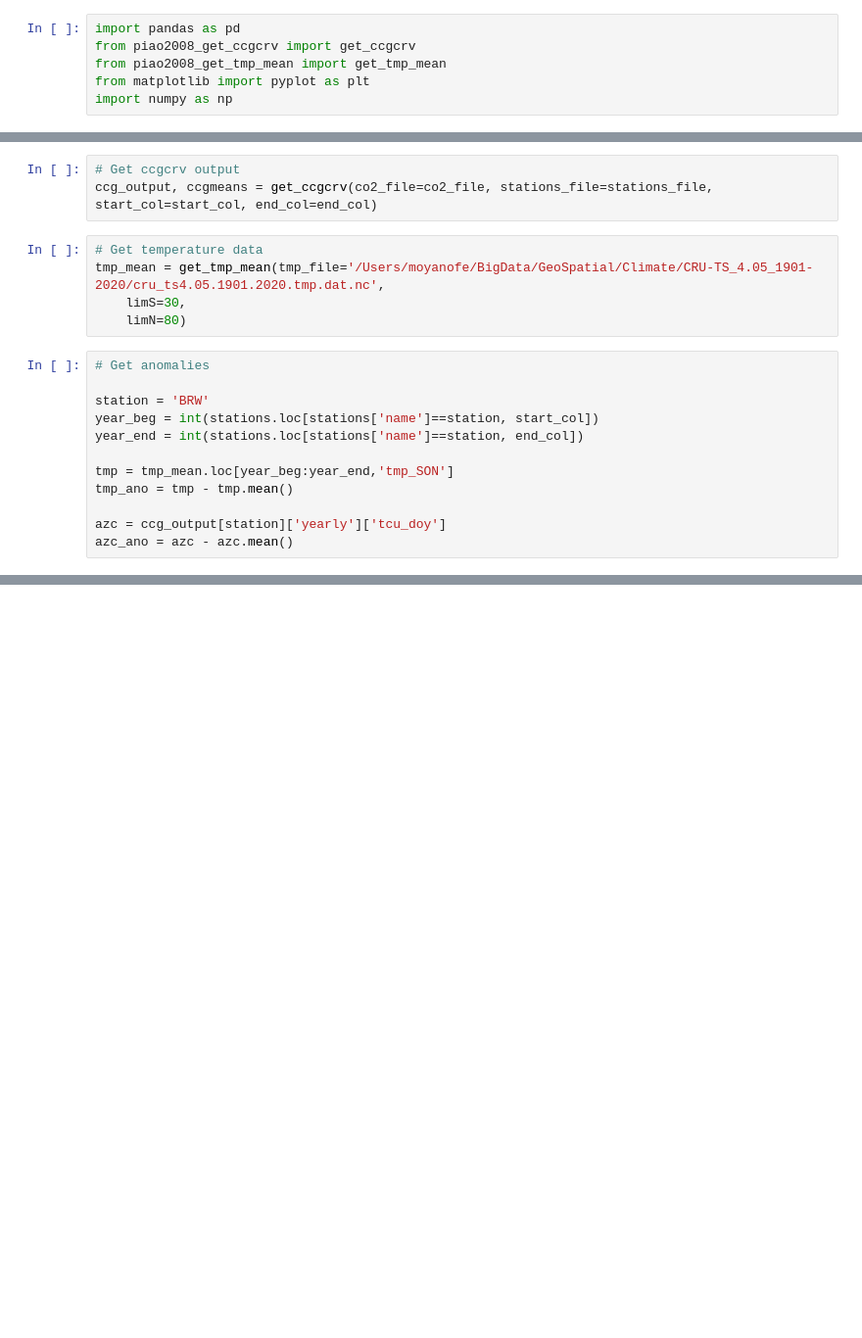
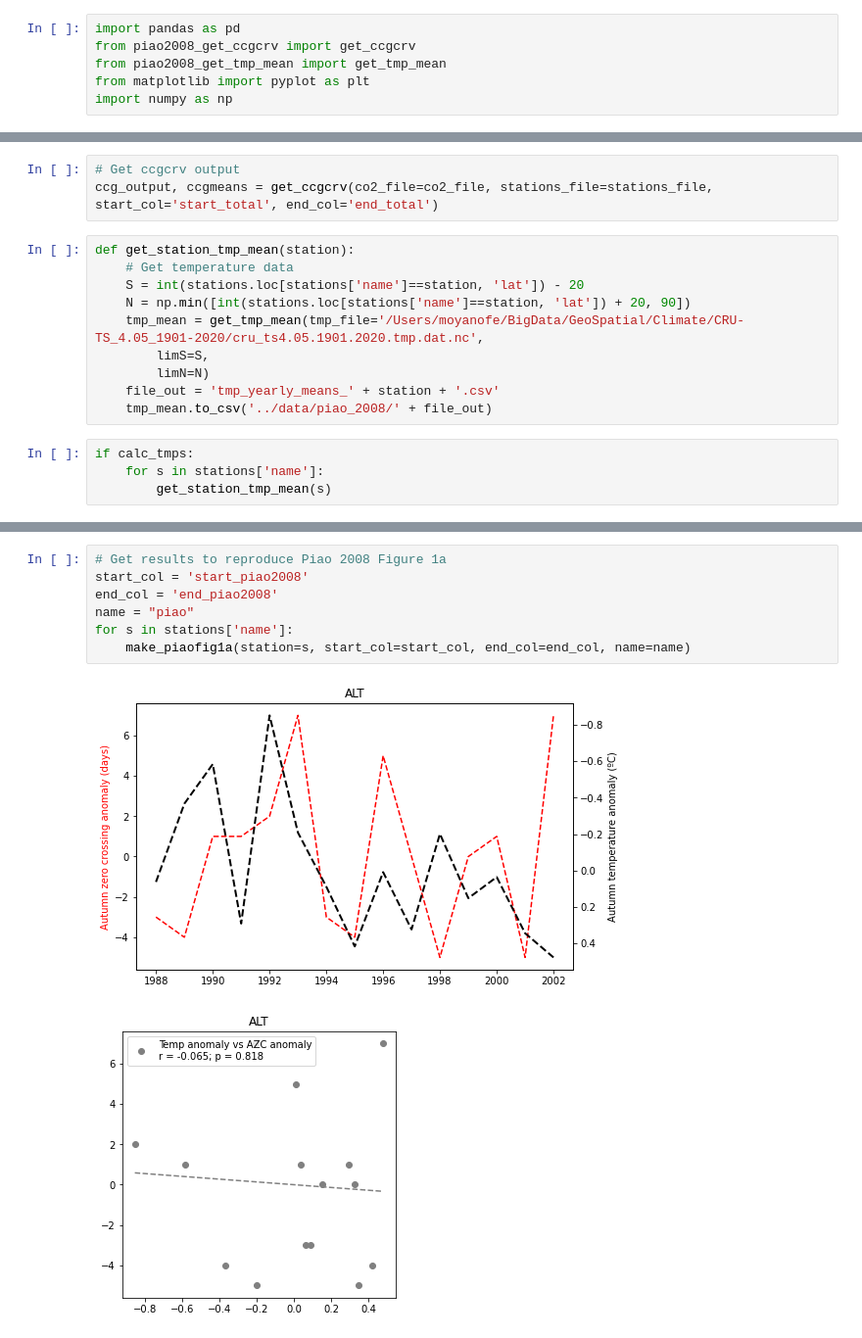
Before and after one commit to femoyano/co2_analysis, a Jupyter notebook: piao2008_Steps5_analysis.ipynb, the cells around one changed output, grey strips where cells are left out. Shown at 98% size. Saved outputs shown, nothing was run; the diff lists cells and outputs as text; blank space fills up the shorter version.

Commit message:
Various, including correlation plots

```diff
--- a/piao2008_Steps5_analysis.ipynb
+++ b/piao2008_Steps5_analysis.ipynb
@@ -18,21 +17,18 @@ stations = pd.read_csv(stations_file)
 # %%
 # Get ccgcrv output
-ccg_output, ccgmeans = get_ccgcrv(co2_file=co2_file, stations_file=stations_file, start_col=start_col, end_col=end_col)
+ccg_output, ccgmeans = get_ccgcrv(co2_file=co2_file, stations_file=stations_file, start_col='start_total', end_col='end_total')
 # %%
-# Get temperature data
-tmp_mean = get_tmp_mean(tmp_file='/Users/moyanofe/BigData/GeoSpatial/Climate/CRU-TS_4.05_1901-2020/cru_ts4.05.1901.2020.tmp.dat.nc',
-    limS=30,
-    limN=80)
+def get_station_tmp_mean(station):
+    # Get temperature data
+    S = int(stations.loc[stations['name']==station, 'lat']) - 20
+    N = np.min([int(stations.loc[stations['name']==station, 'lat']) + 20, 90])
+    tmp_mean = get_tmp_mean(tmp_file='/Users/moyanofe/BigData/GeoSpatial/Climate/CRU-TS_4.05_1901-2020/cru_ts4.05.1901.2020.tmp.dat.nc',
+        limS=S,
+        limN=N)
+    file_out = 'tmp_yearly_means_' + station + '.csv'
+    tmp_mean.to_csv('../data/piao_2008/' + file_out)
-# %%
-# Get anomalies
-
-station = 'BRW'
-year_beg = int(stations.loc[stations['name']==station, start_col])
-year_end = int(stations.loc[stations['name']==station, end_col])
-
-tmp = tmp_mean.loc[year_beg:year_end,'tmp_SON']
-tmp_ano = tmp - tmp.mean()
-
-azc = ccg_output[station]['yearly']['tcu_doy']
-azc_ano = azc - azc.mean()
+# %%
+if calc_tmps:
+    for s in stations['name']:
+        get_station_tmp_mean(s)
 # %%
@@ -62,0 +116,10 @@ fig.savefig('../plots/' + station + '_azc-tmp.jpg',
+# %%
+# Get results to reproduce Piao 2008 Figure 1a
+start_col = 'start_piao2008'
+end_col = 'end_piao2008'
+name = "piao"
+for s in stations['name']:
+    make_piaofig1a(station=s, start_col=start_col, end_col=end_col, name=name)
+# %% [output]
+[figure, added]
+[figure, added]
```
Also changed, not shown: parts of 4 cells of this notebook, 4 other files.
